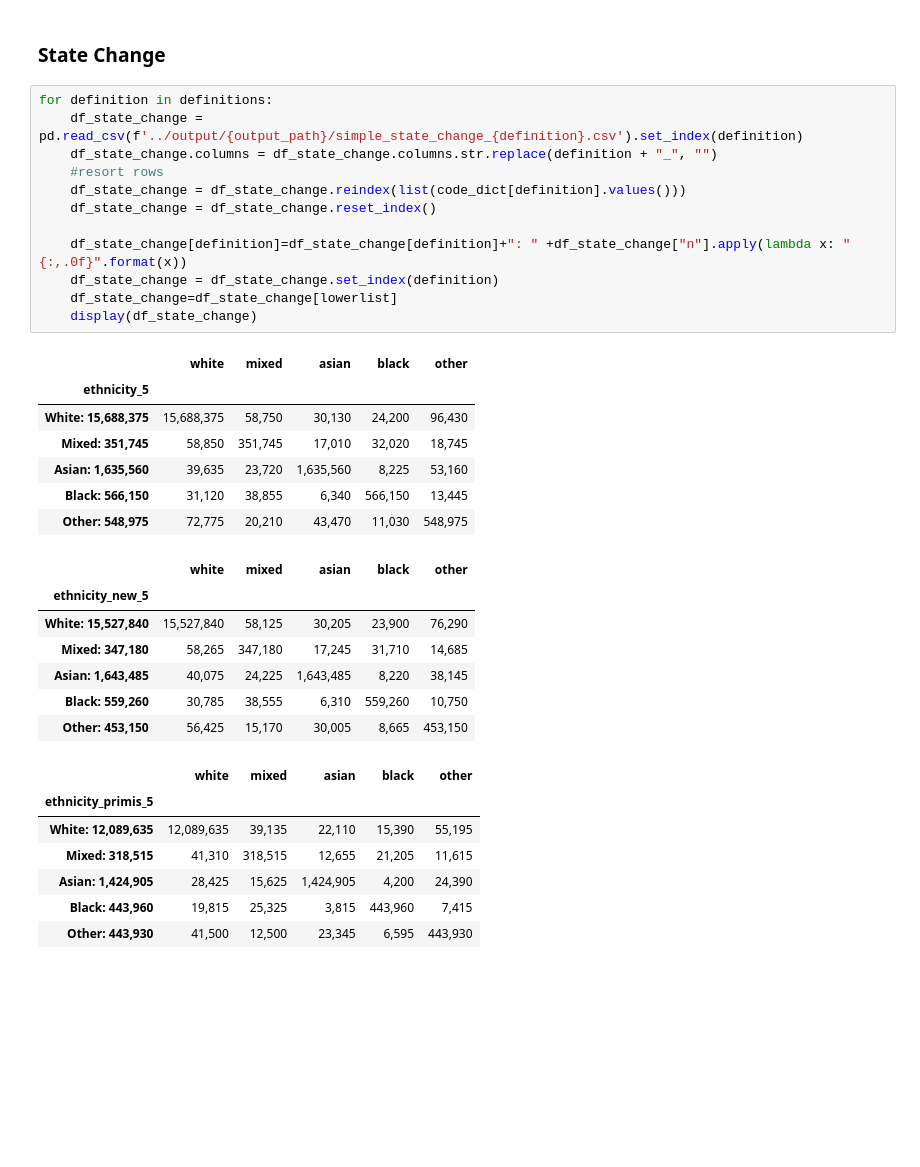
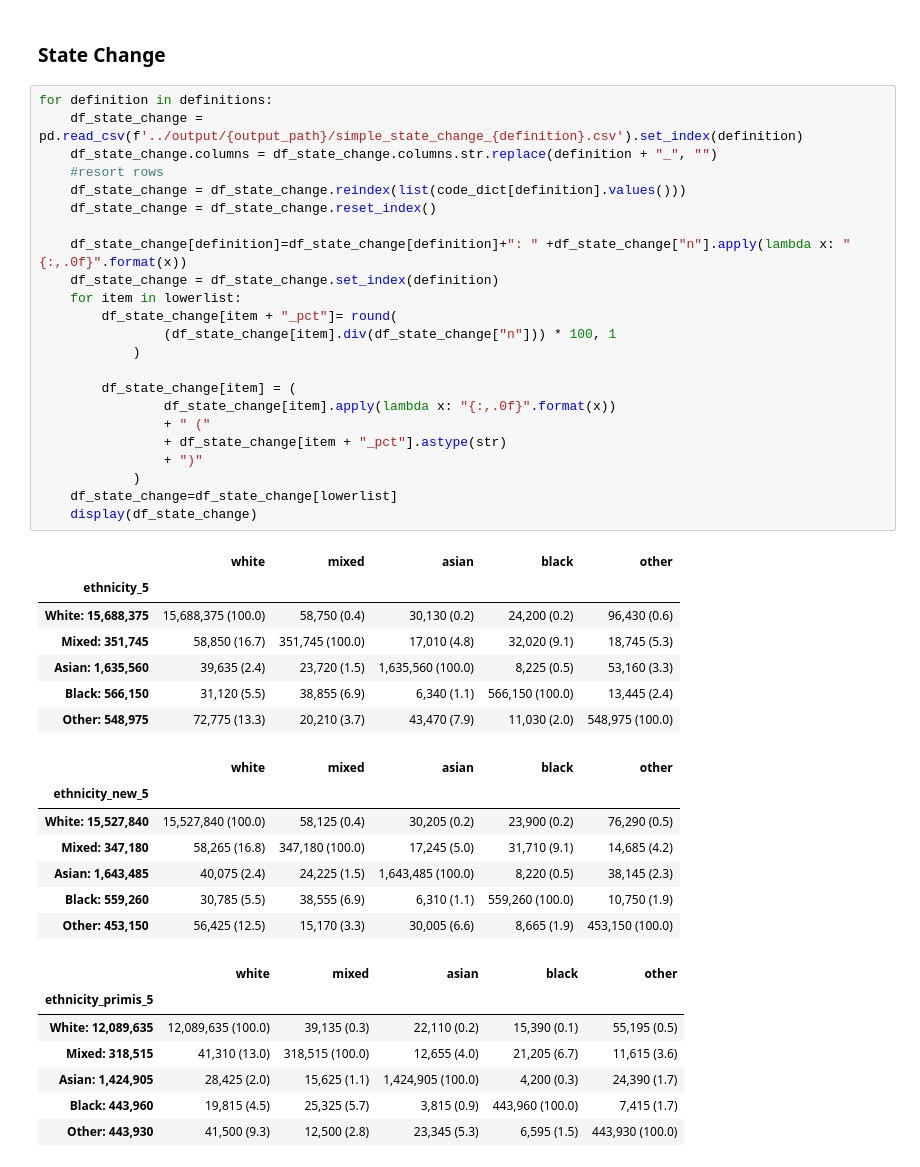
Before and after one commit to opensafely/ethnicity-short-data-report, a Jupyter notebook: notebooks_jupyter/local_report_ethnicity.ipynb, the cells around one changed output. Saved outputs shown, nothing was run; the diff lists cells and outputs as text; blank space fills up the shorter version.

```diff
--- a/notebooks_jupyter/local_report_ethnicity.ipynb
+++ b/notebooks_jupyter/local_report_ethnicity.ipynb
@@ -289,34 +289,45 @@ for definition in definitions:
 # %%
 for definition in definitions:
     df_state_change = pd.read_csv(f'../output/{output_path}/simple_state_change_{definition}.csv').set_index(definition)
     df_state_change.columns = df_state_change.columns.str.replace(definition + "_", "")
     #resort rows
     df_state_change = df_state_change.reindex(list(code_dict[definition].values()))
     df_state_change = df_state_change.reset_index()
 
     df_state_change[definition]=df_state_change[definition]+": " +df_state_change["n"].apply(lambda x: "{:,.0f}".format(x))
     df_state_change = df_state_change.set_index(definition)
+    for item in lowerlist:
+        df_state_change[item + "_pct"]= round(
+                (df_state_change[item].div(df_state_change["n"])) * 100, 1
+            )
+
+        df_state_change[item] = (
+                df_state_change[item].apply(lambda x: "{:,.0f}".format(x))
+                + " ("
+                + df_state_change[item + "_pct"].astype(str)
+                + ")"
+            )
     df_state_change=df_state_change[lowerlist]
     display(df_state_change)
 # %% [output]
 |  | white | mixed | asian | black | other |
 | ethnicity_5 |  |  |  |  |  |
-| White: 15,688,375 | 15,688,375 | 58,750 | 30,130 | 24,200 | 96,430 |
-| Mixed: 351,745 | 58,850 | 351,745 | 17,010 | 32,020 | 18,745 |
-| Asian: 1,635,560 | 39,635 | 23,720 | 1,635,560 | 8,225 | 53,160 |
-| Black: 566,150 | 31,120 | 38,855 | 6,340 | 566,150 | 13,445 |
-| Other: 548,975 | 72,775 | 20,210 | 43,470 | 11,030 | 548,975 |
+| White: 15,688,375 | 15,688,375 (100.0) | 58,750 (0.4) | 30,130 (0.2) | 24,200 (0.2) | 96,430 (0.6) |
+| Mixed: 351,745 | 58,850 (16.7) | 351,745 (100.0) | 17,010 (4.8) | 32,020 (9.1) | 18,745 (5.3) |
+| Asian: 1,635,560 | 39,635 (2.4) | 23,720 (1.5) | 1,635,560 (100.0) | 8,225 (0.5) | 53,160 (3.3) |
+| Black: 566,150 | 31,120 (5.5) | 38,855 (6.9) | 6,340 (1.1) | 566,150 (100.0) | 13,445 (2.4) |
+| Other: 548,975 | 72,775 (13.3) | 20,210 (3.7) | 43,470 (7.9) | 11,030 (2.0) | 548,975 (100.0) |
 |  | white | mixed | asian | black | other |
 | ethnicity_new_5 |  |  |  |  |  |
-| White: 15,527,840 | 15,527,840 | 58,125 | 30,205 | 23,900 | 76,290 |
-| Mixed: 347,180 | 58,265 | 347,180 | 17,245 | 31,710 | 14,685 |
-| Asian: 1,643,485 | 40,075 | 24,225 | 1,643,485 | 8,220 | 38,145 |
-| Black: 559,260 | 30,785 | 38,555 | 6,310 | 559,260 | 10,750 |
-| Other: 453,150 | 56,425 | 15,170 | 30,005 | 8,665 | 453,150 |
+| White: 15,527,840 | 15,527,840 (100.0) | 58,125 (0.4) | 30,205 (0.2) | 23,900 (0.2) | 76,290 (0.5) |
+| Mixed: 347,180 | 58,265 (16.8) | 347,180 (100.0) | 17,245 (5.0) | 31,710 (9.1) | 14,685 (4.2) |
+| Asian: 1,643,485 | 40,075 (2.4) | 24,225 (1.5) | 1,643,485 (100.0) | 8,220 (0.5) | 38,145 (2.3) |
+| Black: 559,260 | 30,785 (5.5) | 38,555 (6.9) | 6,310 (1.1) | 559,260 (100.0) | 10,750 (1.9) |
+| Other: 453,150 | 56,425 (12.5) | 15,170 (3.3) | 30,005 (6.6) | 8,665 (1.9) | 453,150 (100.0) |
 |  | white | mixed | asian | black | other |
 | ethnicity_primis_5 |  |  |  |  |  |
-| White: 12,089,635 | 12,089,635 | 39,135 | 22,110 | 15,390 | 55,195 |
-| Mixed: 318,515 | 41,310 | 318,515 | 12,655 | 21,205 | 11,615 |
-| Asian: 1,424,905 | 28,425 | 15,625 | 1,424,905 | 4,200 | 24,390 |
-| Black: 443,960 | 19,815 | 25,325 | 3,815 | 443,960 | 7,415 |
-| Other: 443,930 | 41,500 | 12,500 | 23,345 | 6,595 | 443,930 |
+| White: 12,089,635 | 12,089,635 (100.0) | 39,135 (0.3) | 22,110 (0.2) | 15,390 (0.1) | 55,195 (0.5) |
+| Mixed: 318,515 | 41,310 (13.0) | 318,515 (100.0) | 12,655 (4.0) | 21,205 (6.7) | 11,615 (3.6) |
+| Asian: 1,424,905 | 28,425 (2.0) | 15,625 (1.1) | 1,424,905 (100.0) | 4,200 (0.3) | 24,390 (1.7) |
+| Black: 443,960 | 19,815 (4.5) | 25,325 (5.7) | 3,815 (0.9) | 443,960 (100.0) | 7,415 (1.7) |
+| Other: 443,930 | 41,500 (9.3) | 12,500 (2.8) | 23,345 (5.3) | 6,595 (1.5) | 443,930 (100.0) |
```
Also changed, not shown: 1 other file.
